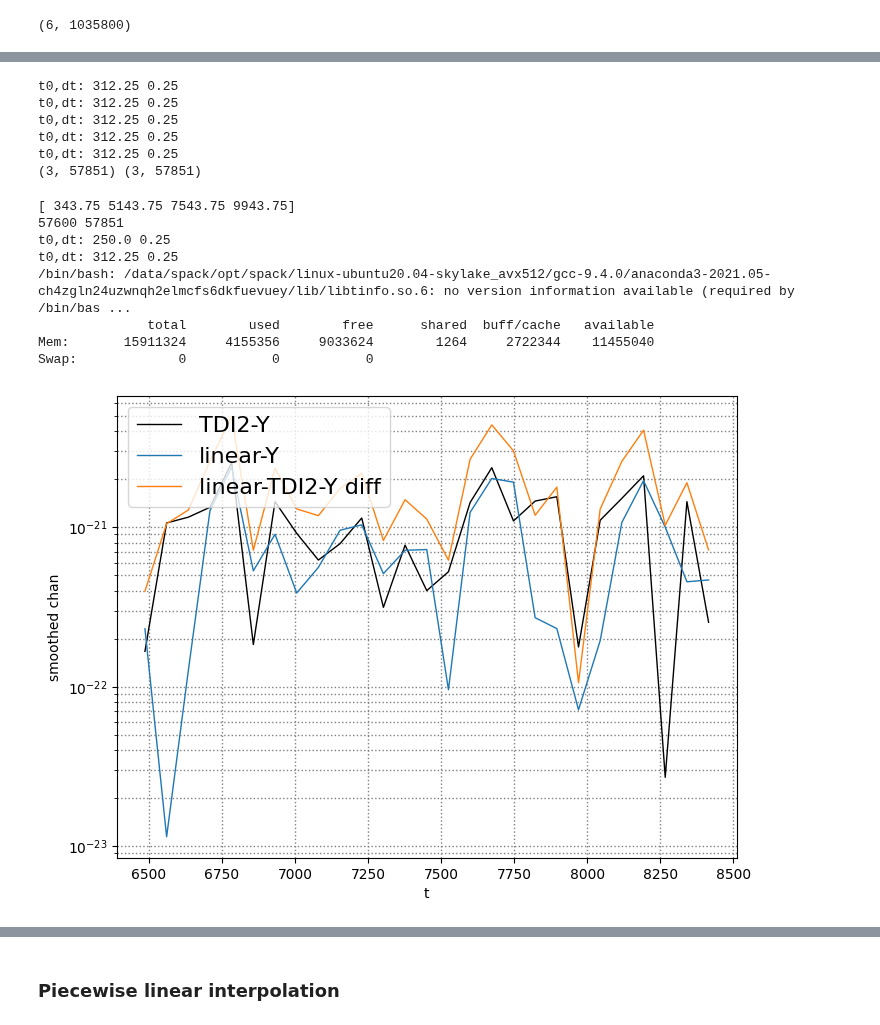
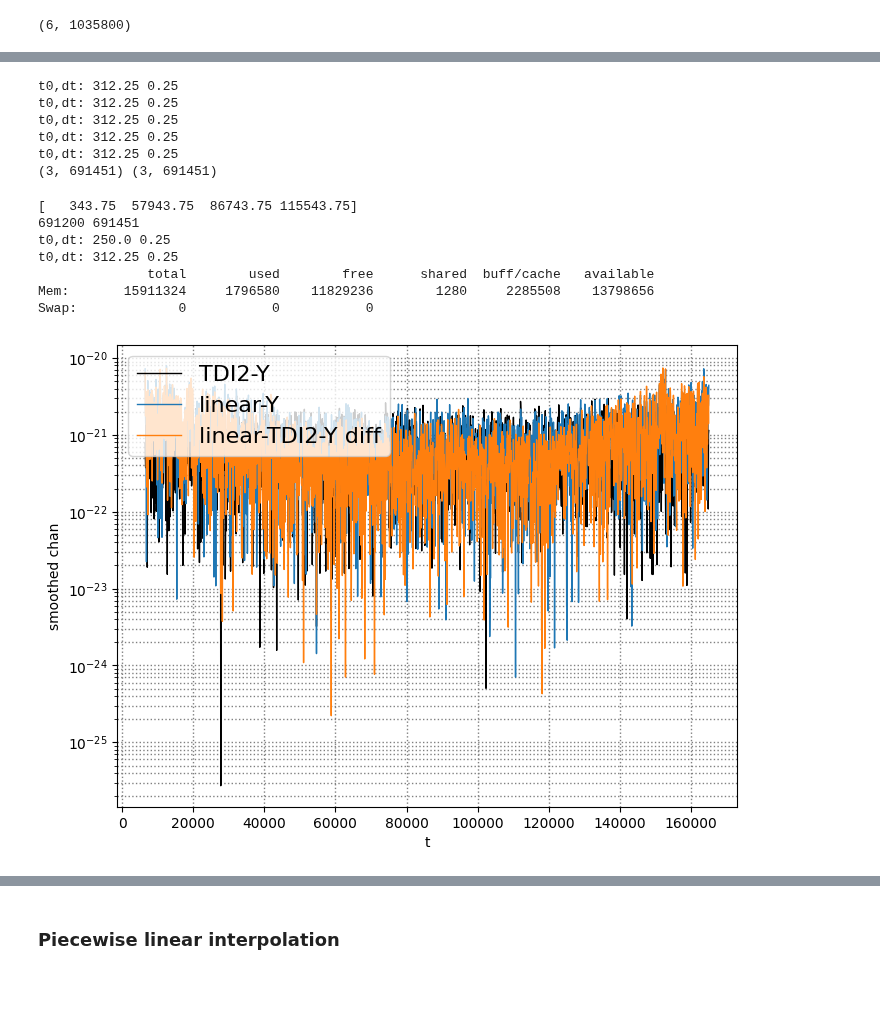
Before and after one commit to eleonoracastelli/pcipy, a Jupyter notebook: notebooks/TDI filter sensitivity and interpolation.ipynb, the cells around one changed output, grey strips where cells are left out. Drawn from its saved outputs; the diff is of its cells as text; code cells hidden in the pictures; blank space fills up the shorter version.

```diff
--- a/notebooks/TDI filter sensitivity and interpolation.ipynb
+++ b/notebooks/TDI filter sensitivity and interpolation.ipynb
@@ -112,8 +112,8 @@ XYZ_file_gw = TimeData(np.array([x2_gw,y2_gw,z2_gw], dtype=np.float64)[:,skip:],
 # %% [markdown]
 #### Define data range for this study and set up fourier transforms
 # %%
-range_in_hours = 4
-ibuff=250   #edge buffer for stencils
+range_in_hours = 48
+ibuff=250   #edge buffer for kernels
 
 ns = int(range_in_hours * 3600 * fs) # less for dev
 # %%
@@ -300,7 +298,7 @@ display(y_n.data.shape)
 #Construct filters
 
 TDIfiltset = [ TDIFilter(data_noise,eval_time=t,nleft=200,nright=400) for t in t_eval_set ]
-t0set = np.array( [ filt.stencil_ref_time for filt in TDIfiltset ] )
+t0set = np.array( [ filt.kernel_ref_time for filt in TDIfiltset ] )
 
 display(t_eval_set)
 display(t0set)
@@ -499,7 +496,7 @@ for iset in range(len(XYZset)):
 
 if 1:
     idxs=[int(get_index_at_time(TDItest_n,t)) for t in t0set[1:4]]
-    axes.plot(get_times(TDItest_n)[idxs],[2e-20]*3,'*',markersize=10,c='gold',label='stencil times')
+    axes.plot(get_times(TDItest_n)[idxs],[2e-20]*3,'*',markersize=10,c='gold',label='kernel times')
 
 
 if 0:
@@ -557,13 +553,13 @@ The plan for a generalized version of this is:
 # %%
 TDIFilter=pcipy.tdi_filter.DeducedTDIFilter
 
-def linear_interp_data(channel_sets,stencil_times):
+def linear_interp_data(channel_sets,kernel_times):
     #This function produces an output channel set from two input time-domain channel sets by linear interpolation
-    #Each of the two input channels is treated as corresponding to a specific stencil_time and the
+    #Each of the two input channels is treated as corresponding to a specific kernel_time and the
     #output should match that channel at that time.  At other times, the output is a linar interpolant
     #The output times are the same as channel set times
     times = get_times(channel_sets[0])
-    eps = (times-stencil_times[0])/(stencil_times[1]-stencil_times[0])
+    eps = (times-kernel_times[0])/(kernel_times[1]-kernel_times[0])
     return TimeData(channel_sets[0].data*(1-eps) + channel_sets[1].data*eps, channel_sets[0].dt, channel_sets[0].t0, channel_sets[0].names)
 
 
@@ -591,7 +587,7 @@ t0,dt: 312.25 0.25
 t0,dt: 312.25 0.25
 t0,dt: 312.25 0.25
 t0,dt: 312.25 0.25
-(3, 57851) (3, 57851)
+(3, 691451) (3, 691451)
 # %%
 import scipy
 # View data in decimated in the time domain
@@ -629,7 +625,7 @@ for iset in range(len(XYZset[:0])):
 
 if 0:
     idxs=[int(get_index_at_time(TDItest_n,t)) for t in t0set[1:4]]
-    axes.plot(get_times(TDItest_n)[idxs],[2e-20]*3,'*',markersize=10,c='gold',label='stencil times')
+    axes.plot(get_times(TDItest_n)[idxs],[2e-20]*3,'*',markersize=10,c='gold',label='kernel times')
 
 data=do_dec(XYZlin.data[ixyz])
 times=do_dec(get_times(XYZlin))
@@ -640,7 +636,7 @@ if 1: #difference
         data=data-refdata
         axes.semilogy(times[::iev], np.abs(data[::iev]), linewidth=1, label='linear-TDI2-'+'XYZ'[ixyz]+' diff')
 
-if 0: #interpolation with stencil times off by 1000 s
+if 0: #interpolation with kernel times off by 1000 s
     data=do_dec(XYZlin_pk.data[ixyz])
     times=do_dec(get_times(XYZlin))
     axes.semilogy(times[::iev], np.abs(data[::iev]), linewidth=1, label='lin+1ks-'+'XYZ'[ixyz])
@@ -649,39 +645,38 @@ if 0: #interpolation with stencil times off by 1000 s
     times=do_dec(get_times(XYZlin))
     axes.semilogy(times[::iev], np.abs(data[::iev]), linewidth=1, label='lin-1ks-'+'XYZ'[ixyz])
 
-if 0:  #interpolation with stencil times off by 100 s
+if 0:  #interpolation with kernel times off by 100 s
     data=do_dec(XYZlin_pc.data[ixyz])
     times=do_dec(get_times(XYZlin))
     axes.semilogy(times[::iev], np.abs(data[::iev]), linewidth=1, label='lin+100s-'+'XYZ'[ixyz])
 
     data=do_dec(XYZlin_mc.data[ixyz])
     times=do_dec(get_times(XYZlin))
     axes.semilogy(times[::iev], np.abs(data[::iev]), linewidth=1, label='lin-100s-'+'XYZ'[ixyz])
 
 
 axes.set_xlabel(r"t")
 axes.set_ylabel(r"smoothed chan")
 plt.legend(loc='upper left', fontsize=16)
 # axes.set_ylim([1e-24, 1e-17])
 #axes.set_xlim([1e-4, 0.1])
 #plt.title("PCI 2.0 (" + str(int(ns/fs/3600))+" hours, nh = "+str(nhalf)+")")
 plt.grid(linewidth=1.0,
          color='gray',
          linestyle='dotted',
          which='both',
          axis='both')
 #plt.show()
 !free
 # %% [output]
-[ 343.75 5143.75 7543.75 9943.75]
-57600 57851
+[   343.75  57943.75  86743.75 115543.75]
+691200 691451
 t0,dt: 250.0 0.25
 t0,dt: 312.25 0.25
-/bin/bash: /data/spack/opt/spack/linux-ubuntu20.04-skylake_avx512/gcc-9.4.0/anaconda3-2021.05-ch4zgln24uzwnqh2elmcfs6dkfuevuey/lib/libtinfo.so.6: no version information available (required by /bin/bas ...
               total        used        free      shared  buff/cache   available
-Mem:       15911324     4155356     9033624        1264     2722344    11455040
+Mem:       15911324     1796580    11829236        1280     2285508    13798656
 Swap:             0           0           0
-[figure, old version]
+[figure, new version]
 # %%
 # View data in freq domain
 
```
Also changed, not shown: parts of 28 cells of this notebook, 4 other files.
